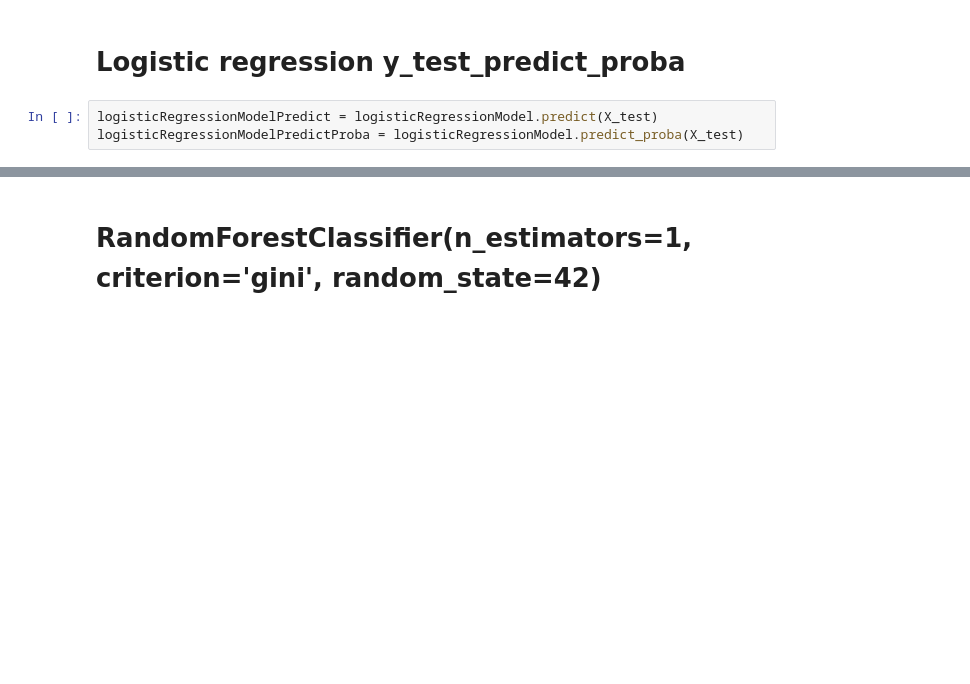
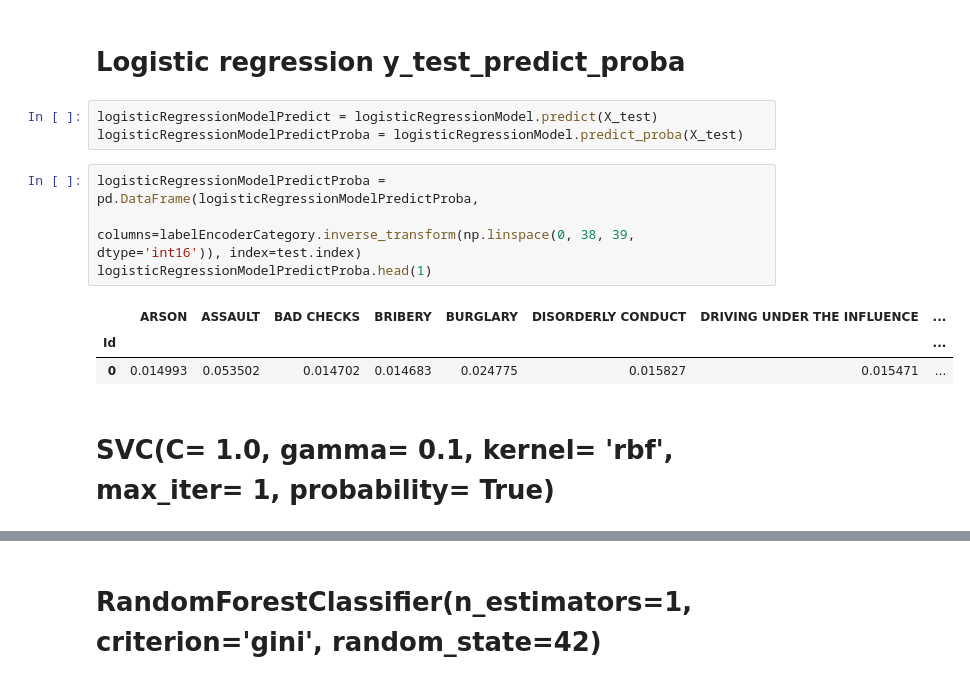
Before and after one commit to m-shahpouri/machine-learning, a Jupyter notebook: Project/san_francisco_crime_classification.ipynb, the cells around one changed output, grey strips where cells are left out. Saved outputs shown, nothing was run; the diff lists cells and outputs as text; blank space fills up the shorter version.

```diff
--- a/Project/san_francisco_crime_classification.ipynb
+++ b/Project/san_francisco_crime_classification.ipynb
@@ -972,3 +997,13 @@ f1 score is 0.007523776040318407
 # %%
 logisticRegressionModelPredict = logisticRegressionModel.predict(X_test)
 logisticRegressionModelPredictProba = logisticRegressionModel.predict_proba(X_test)
+# %%
+logisticRegressionModelPredictProba = pd.DataFrame(logisticRegressionModelPredictProba,
+                                                   columns=labelEncoderCategory.inverse_transform(np.linspace(0, 38, 39, dtype='int16')), index=test.index)
+logisticRegressionModelPredictProba.head(1)
+# %% [output]
+|  | ARSON | ASSAULT | BAD CHECKS | BRIBERY | BURGLARY | DISORDERLY CONDUCT | DRIVING UNDER THE INFLUENCE | ... |
+| Id |  |  |  |  |  |  |  | ... |
+| 0 | 0.014993 | 0.053502 | 0.014702 | 0.014683 | 0.024775 | 0.015827 | 0.015471 | ... |
+# %% [markdown]
+# **SVC(C= 1.0, gamma= 0.1, kernel= 'rbf', max_iter= 1, probability= True)**
```
Also changed, not shown: parts of 51 cells of this notebook, 4 other files.
